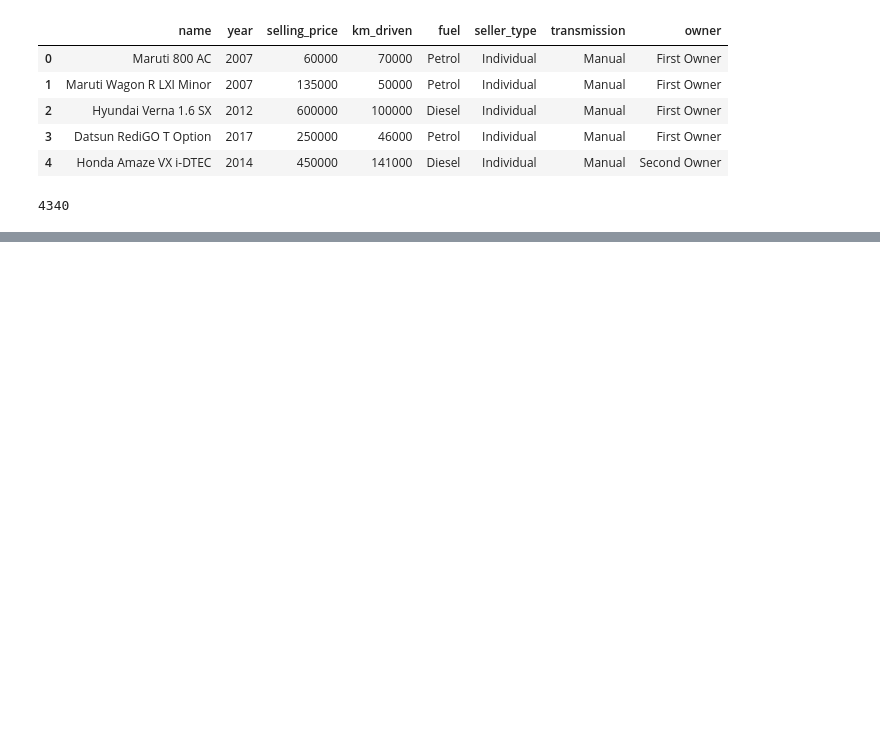
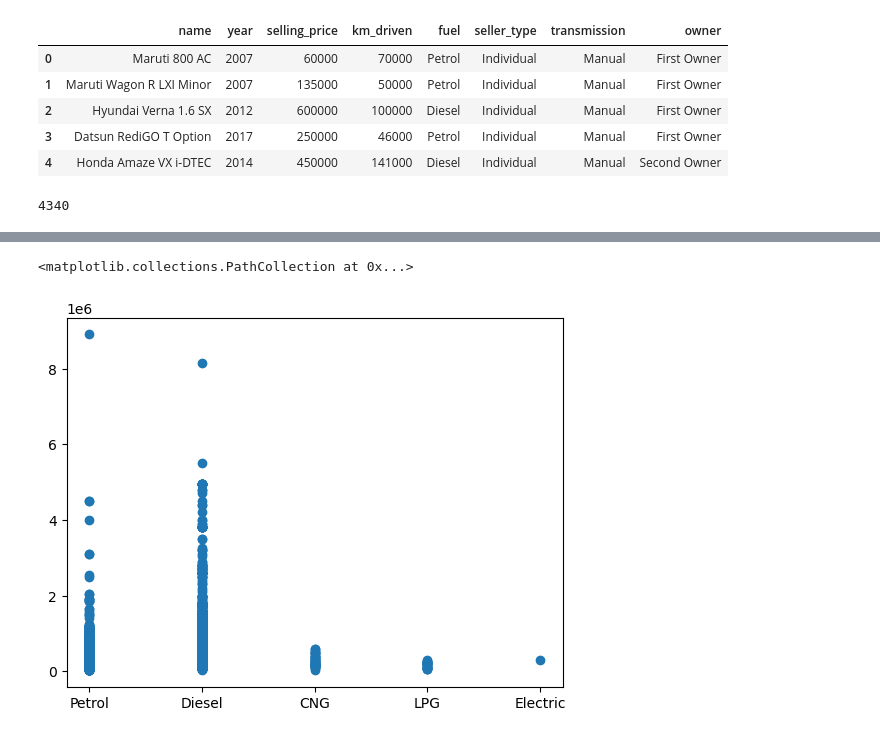
Before and after one commit to Scottymichaelmillerguy/cars-details-repo, a Jupyter notebook: car-details.ipynb, the cells around one changed output, grey strips where cells are left out. Saved outputs shown, nothing was run; the diff lists cells and outputs as text; code cells hidden in the pictures; blank space fills up the shorter version.

```diff
--- a/car-details.ipynb
+++ b/car-details.ipynb
@@ -88,0 +84,6 @@ hello from Jeff x 2
+# %%
+
+plt.scatter(fuel_var, price_var)
+# %% [output]
+<matplotlib.collections.PathCollection at 0x...>
+[figure, added]
```
Also changed, not shown: parts of 21 cells of this notebook.
